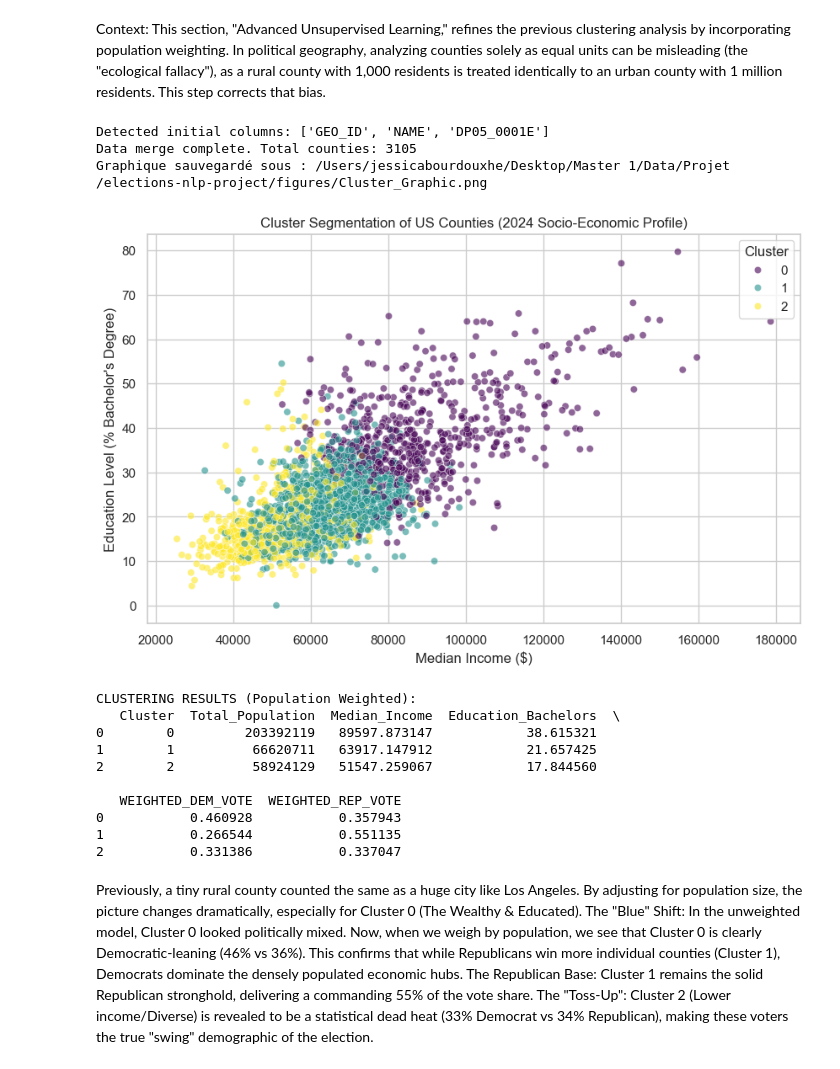
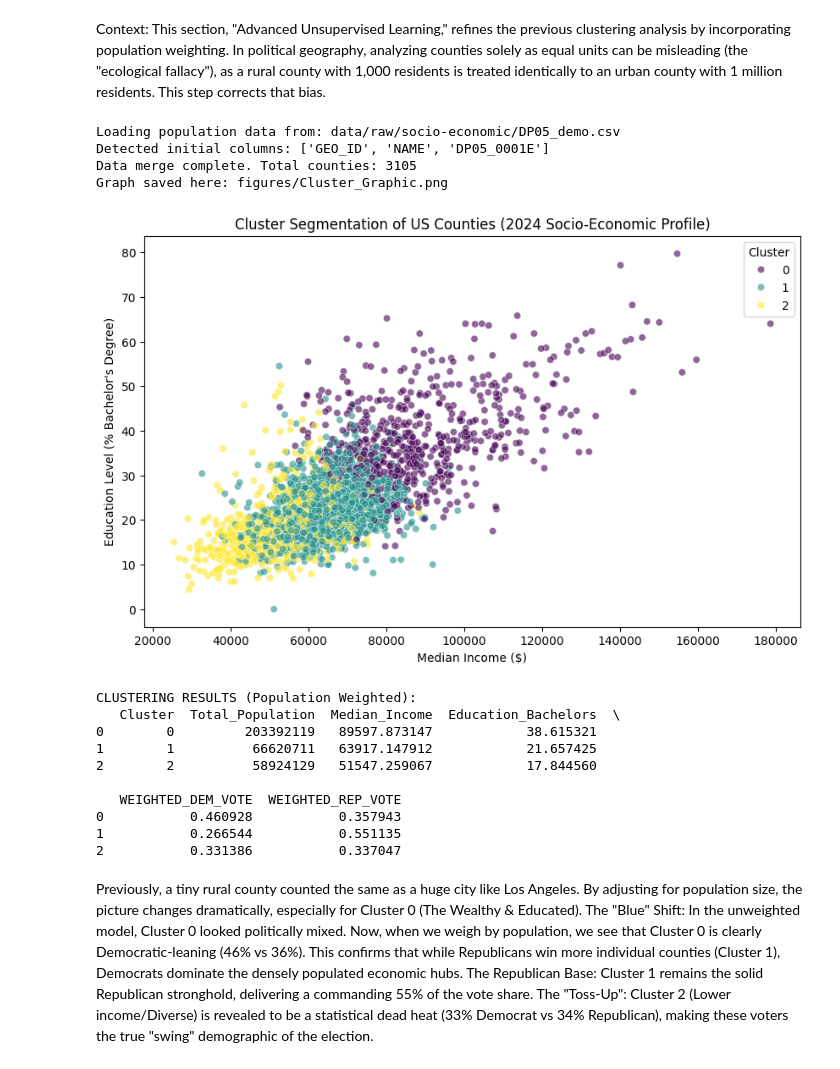
Before and after one commit to Jessica-data/elections-nlp-project, a Jupyter notebook: notebooks/03_descriptive.ipynb, the cells around one changed output. Drawn from its saved outputs; the diff is of its cells as text; code cells hidden in the pictures.

Commit message:
Absolute paths and outputs

```diff
--- a/notebooks/03_descriptive.ipynb
+++ b/notebooks/03_descriptive.ipynb
@@ -384,48 +379,39 @@ import matplotlib.pyplot as plt
 import seaborn as sns
 from pathlib import Path
 
-# On utilise le chemin dynamique vers le dossier processed
-
+# Configuration des chemins
 current_dir = Path.cwd()
 PROJECT_ROOT = current_dir.parent
-DATA_DIR = PROJECT_ROOT / 'data'
-RAW_DIR = DATA_DIR / 'raw'
-PROCESSED_DIR = DATA_DIR / 'processed'
+RAW_DIR = PROJECT_ROOT / 'data' / 'raw'
 FIG_DIR = PROJECT_ROOT / 'figures'
 
 # ==========================================
 # 1. ROBUST DATA LOADING (POPULATION DATA)
 # ==========================================
-# Attempt to load the raw demographic data (DP05) to extract total population counts.
-# The 'dtype=str' argument ensures preservation of ID formats.
 pop_file_path = RAW_DIR / 'socio-economic' / 'DP05_demo.csv'
 
-try:
+if pop_file_path.exists():
+    # Affichage relatif propre
+    print(f"Loading population data from: {pop_file_path.relative_to(PROJECT_ROOT)}")
     df_pop = pd.read_csv(pop_file_path, dtype=str, header=0)
-except FileNotFoundError:
-    # Fallback or retry mechanism (Path verification)
-    df_pop = pd.read_csv(pop_file_path, dtype=str, header=0)
+else:
+    # Fallback de secours (si le dossier a changé de nom)
+    print(f"⚠️ Warning: Path not found at {pop_file_path.relative_to(PROJECT_ROOT)}")
+    # On tente une autre approche ou on lève une erreur
+    raise FileNotFoundError("Population file not found.")
 
 # ROBUST COLUMN SELECTION STRATEGY
-# Instead of relying on specific column names (which may vary by Census year),
-# we utilize positional indexing. In DP05 files:
-# - Column 0: GEO_ID (Identifier)
-# - Column 2: Total Population Estimate
 print(f"Detected initial columns: {df_pop.columns.tolist()[:3]}")
 
-# Select strictly the Identifier and Population columns.
+# Select strictly the Identifier and Population columns (0 and 2)
 df_pop = df_pop.iloc[:, [0, 2]]
-# Rename columns to standardized identifiers.
 df_pop.columns = ['GEO_ID', 'population']
 
 # DATA CLEANING
-# Convert population values to numeric, coercing errors (e.g., headers or metadata strings) to NaN.
 df_pop['population'] = pd.to_numeric(df_pop['population'], errors='coerce')
-# Remove rows with invalid population data.
 df_pop = df_pop.dropna(subset=['population'])
 
 # FIPS EXTRACTION LOGIC
-# Extract the standardized FIPS code by parsing the 'US' prefix from the GEO_ID.
 def extract_fips(geo_id):
     try:
         if pd.isna(geo_id): return None
@@ -439,9 +425,7 @@ df_pop = df_pop[['fips', 'population']].dropna()
 # ==========================================
 # 2. DATA MERGING (2024 DATASET)
 # ==========================================
-# Isolate the 2024 election cycle data.
 df_2024 = df[df['year'] == 2024].copy()
-# Merge the election data with the population counts using the FIPS code as the primary key.
 df_merged = pd.merge(df_2024, df_pop, on='fips', how='inner')
 
 print(f"Data merge complete. Total counties: {df_merged.shape[0]}")
@@ -449,73 +433,62 @@ print(f"Data merge complete. Total counties: {df_merged.shape[0]}")
 # ==========================================
 # 3. K-MEANS CLUSTERING APPLICATION
 # ==========================================
-# Define the feature set for clustering (Socio-economic indicators only).
 features = ['unemployment_rate', 'median_income', 'education_bachelors_pct',
             'white_pct', 'median_age', 'poverty_rate']
 
 df_cluster = df_merged.dropna(subset=features + ['population']).copy()
 
-# Standardization (Scaling)
+# Standardization
 scaler = StandardScaler()
 X_scaled = scaler.fit_transform(df_cluster[features])
 
-# Initialize and fit the K-Means model (K=3).
+# Clustering
 kmeans = KMeans(n_clusters=3, random_state=42)
 df_cluster['Cluster'] = kmeans.fit_predict(X_scaled)
 
-# Visualization: Socio-Economic Segmentation
+# Visualization
 plt.figure(figsize=(10, 6))
 sns.scatterplot(data=df_cluster, x='median_income', y='education_bachelors_pct', hue='Cluster', palette='viridis', alpha=0.6)
 plt.title("Cluster Segmentation of US Counties (2024 Socio-Economic Profile)")
 plt.xlabel("Median Income ($)")
 plt.ylabel("Education Level (% Bachelor's Degree)")
 
-# ==========================================
-# SAUVEGARDE (Code réaligné ici)
-# ==========================================
-# Petite sécurité : Créer le dossier figures s'il n'existe pas
-FIG_DIR.mkdir(parents=True, exist_ok=True)
-
+# SAUVEGARDE
 save_path = FIG_DIR / 'Cluster_Graphic.png'
 plt.savefig(save_path, dpi=300, bbox_inches='tight')
-print(f"Graphique sauvegardé sous : {save_path}")
+print(f"Graph saved here: {save_path.relative_to(PROJECT_ROOT)}")
 
 plt.show()
 
 # ==========================================
 # 4. WEIGHTED STATISTICAL ANALYSIS
 # ==========================================
-# Function to calculate weighted averages.
-# This ensures that larger counties (e.g., Los Angeles) contribute proportionally more
-# to the cluster profile than smaller counties.
 def weighted_mean(x, weights):
     return np.average(x, weights=weights)
 
 results = []
-# Iterate through each cluster to compute weighted statistics.
 for cluster in sorted(df_cluster['Cluster'].unique()):
     c_data = df_cluster[df_cluster['Cluster'] == cluster]
 
     results.append({
         'Cluster': cluster,
         'Total_Population': int(c_data['population'].sum()),
         'Median_Income': c_data['median_income'].mean(),
         'Education_Bachelors': c_data['education_bachelors_pct'].mean(),
         'White_Pct': c_data['white_pct'].mean(),
-        # Weighted Vote Shares
         'WEIGHTED_DEM_VOTE': weighted_mean(c_data['DEMOCRAT'], c_data['population']),
         'WEIGHTED_REP_VOTE': weighted_mean(c_data['REPUBLICAN'], c_data['population'])
     })
 
-# Output the final summary table.
 res_df = pd.DataFrame(results)
 print("\nCLUSTERING RESULTS (Population Weighted):")
 print(res_df[['Cluster', 'Total_Population', 'Median_Income', 'Education_Bachelors', 'WEIGHTED_DEM_VOTE', 'WEIGHTED_REP_VOTE']])
 # %% [output]
+Loading population data from: data/raw/socio-economic/DP05_demo.csv
 Detected initial columns: ['GEO_ID', 'NAME', 'DP05_0001E']
 Data merge complete. Total counties: 3105
-Graphique sauvegardé sous : /Users/jessicabourdouxhe/Desktop/Master 1/Data/Projet /elections-nlp-project/figures/Cluster_Graphic.png
+Graph saved here: figures/Cluster_Graphic.png
-[figure, old version]
+[figure, new version]
 CLUSTERING RESULTS (Population Weighted):
    Cluster  Total_Population  Median_Income  Education_Bachelors  \
 0        0         203392119   89597.873147            38.615321
```
Also changed, not shown: parts of 5 cells of this notebook, 21 other files.
